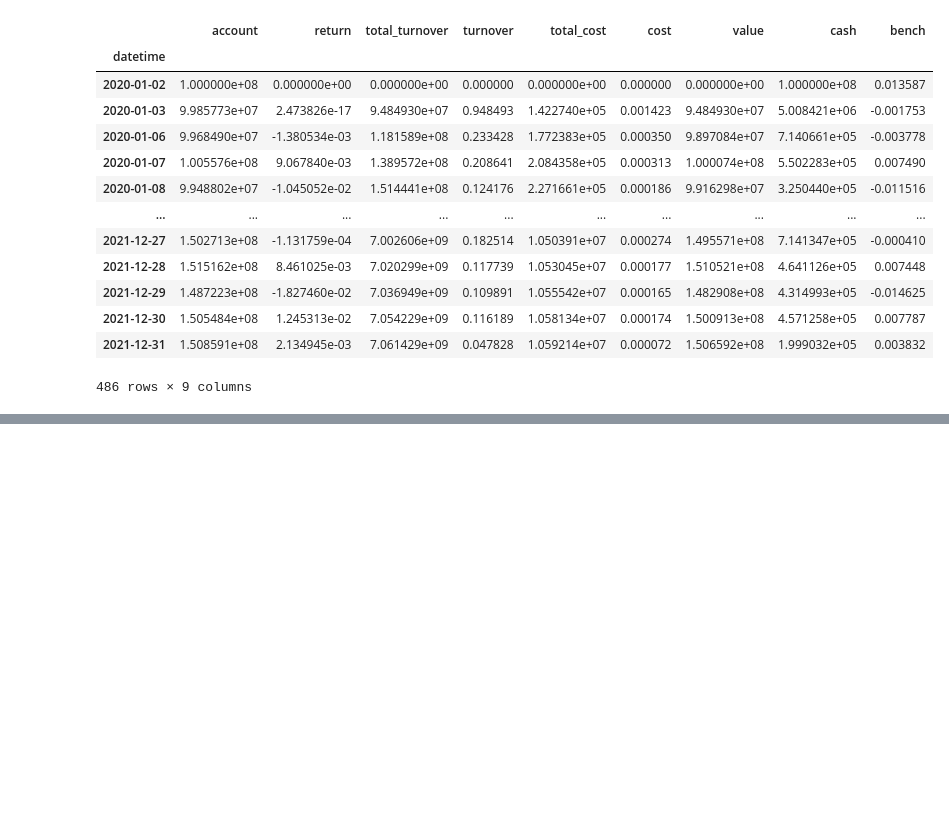
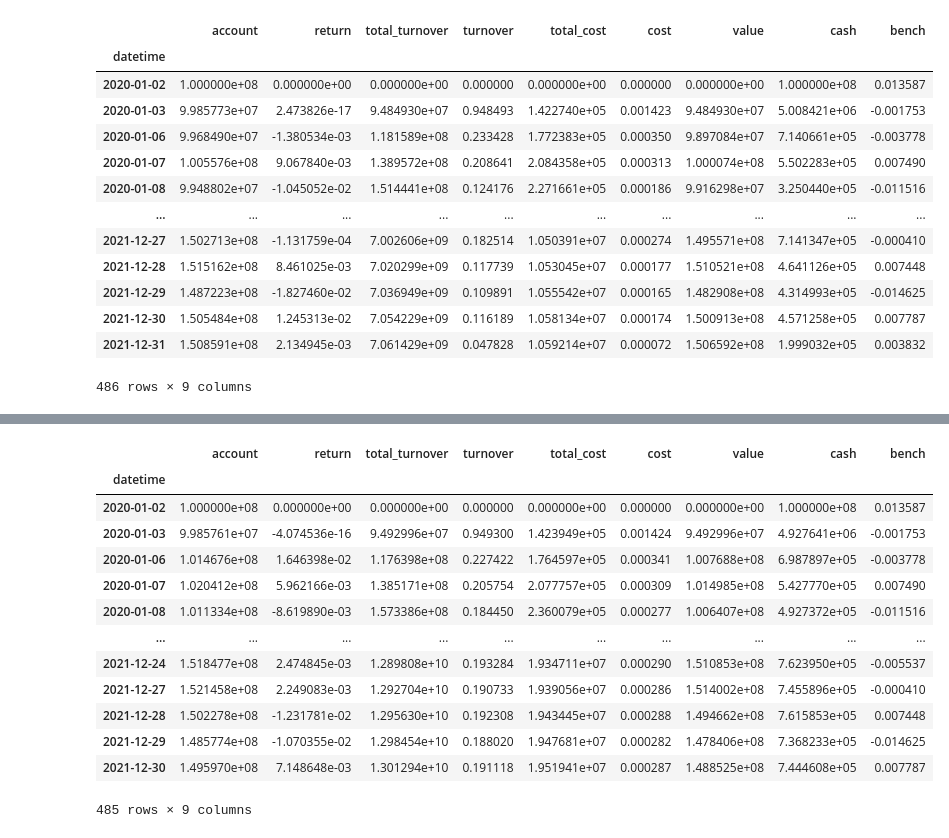
Before and after one commit to Ty-Wattana/alphadeepex, a Jupyter notebook: report.ipynb, the cells around one changed output, grey strips where cells are left out. Drawn from its saved outputs; the diff is of its cells as text; code cells hidden in the pictures; blank space fills up the shorter version.

```diff
--- a/report.ipynb
+++ b/report.ipynb
@@ -319,6 +319,29 @@ boot_report
 | 2021-12-30 | 1.459380e+08 | 1.379976e-02 | 1.313319e+10 | 0.203847 | 1.969979e+07 | 0.000306 | 1.451419e+08 | 7.961016e+05 | 0.007787 |
 | 2021-12-31 | 1.461915e+08 | 2.042885e-03 | 1.316298e+10 | 0.204128 | 1.974447e+07 | 0.000306 | 1.454209e+08 | 7.705214e+05 | 0.003832 |
 486 rows × 9 columns
+# %%
+import pickle
+
+file_path = f'out/backtests/{ex_num}/oracle/0-report.pkl'
+
+with open(file_path, 'rb') as file:
+    oracle_report = pickle.load(file)
+oracle_report
+# %% [output]
+|  | account | return | total_turnover | turnover | total_cost | cost | value | cash | bench |
+| datetime |  |  |  |  |  |  |  |  |  |
+| 2020-01-02 | 1.000000e+08 | 0.000000e+00 | 0.000000e+00 | 0.000000 | 0.000000e+00 | 0.000000 | 0.000000e+00 | 1.000000e+08 | 0.013587 |
+| 2020-01-03 | 9.985761e+07 | -4.074536e-16 | 9.492996e+07 | 0.949300 | 1.423949e+05 | 0.001424 | 9.492996e+07 | 4.927641e+06 | -0.001753 |
+| 2020-01-06 | 1.014676e+08 | 1.646398e-02 | 1.176398e+08 | 0.227422 | 1.764597e+05 | 0.000341 | 1.007688e+08 | 6.987897e+05 | -0.003778 |
+| 2020-01-07 | 1.020412e+08 | 5.962166e-03 | 1.385171e+08 | 0.205754 | 2.077757e+05 | 0.000309 | 1.014985e+08 | 5.427770e+05 | 0.007490 |
+| 2020-01-08 | 1.011334e+08 | -8.619890e-03 | 1.573386e+08 | 0.184450 | 2.360079e+05 | 0.000277 | 1.006407e+08 | 4.927372e+05 | -0.011516 |
+| ... | ... | ... | ... | ... | ... | ... | ... | ... | ... |
+| 2021-12-24 | 1.518477e+08 | 2.474845e-03 | 1.289808e+10 | 0.193284 | 1.934711e+07 | 0.000290 | 1.510853e+08 | 7.623950e+05 | -0.005537 |
+| 2021-12-27 | 1.521458e+08 | 2.249083e-03 | 1.292704e+10 | 0.190733 | 1.939056e+07 | 0.000286 | 1.514002e+08 | 7.455896e+05 | -0.000410 |
+| 2021-12-28 | 1.502278e+08 | -1.231781e-02 | 1.295630e+10 | 0.192308 | 1.943445e+07 | 0.000288 | 1.494662e+08 | 7.615853e+05 | 0.007448 |
+| 2021-12-29 | 1.485774e+08 | -1.070355e-02 | 1.298454e+10 | 0.188020 | 1.947681e+07 | 0.000282 | 1.478406e+08 | 7.368233e+05 | -0.014625 |
+| 2021-12-30 | 1.495970e+08 | 7.148648e-03 | 1.301294e+10 | 0.191118 | 1.951941e+07 | 0.000287 | 1.488525e+08 | 7.444608e+05 | 0.007787 |
+485 rows × 9 columns
 # %%
 import pandas as pd
 df_com = pd.DataFrame()
```
Also changed, not shown: parts of 14 cells of this notebook, 2 other files.
